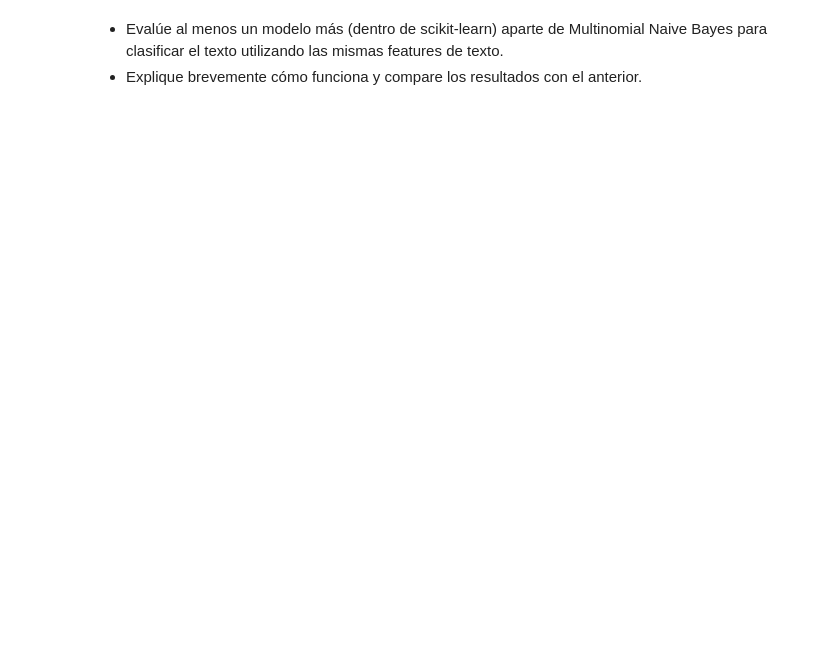
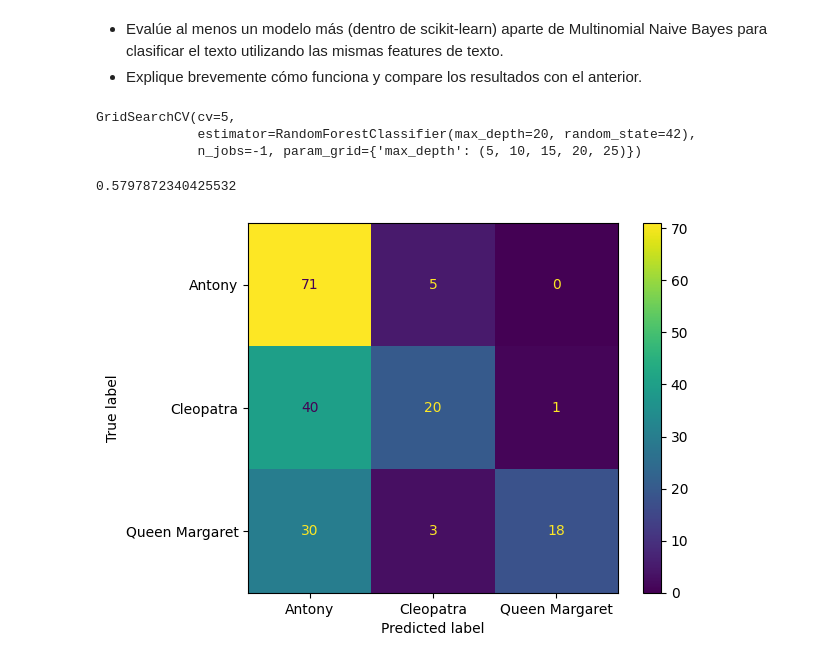
Before and after one commit to enzofali/intro-cd, a Jupyter notebook: Tarea_2/Tarea2_resolucion.ipynb, the cells around one changed output. Cells and saved outputs as stored; diff of their text form; code cells hidden in the pictures; blank space fills up the shorter version.

```diff
--- a/Tarea_2/Tarea2_resolucion.ipynb
+++ b/Tarea_2/Tarea2_resolucion.ipynb
@@ -775,0 +769,43 @@ KNeighborsClassifier
+# %%
+# Mika segun los datos que tenemos lo unico que hace sentido evaluar es un Arbol de Decision, porque nuestros datos representan una frecuancia de palablas por personaje.
+# Es decir con la informacion que contamos el proceso que hace sentido a la hora de clasificar es detectar si un personaje usa mas una palabra que otro.
+# Para mejorar las metricas lo mejor que se puede hacer es usar NLP y otra representacion de datos para captar sentimiento y caracteristicas intrensecas de como se expresa cada personaje.
+
+# TODO: Hayar los mejores parametros para el Arbol de Decision, Explorar Random Forest
+# https://scikit-learn.org/stable/modules/tree.html#classification
+# https://scikit-learn.org/stable/modules/generated/sklearn.ensemble.RandomForestClassifier.html
+
+from sklearn.tree import DecisionTreeClassifier
+from sklearn.ensemble import RandomForestClassifier
+
+clf = DecisionTreeClassifier(random_state=42)
+clf = RandomForestClassifier(max_depth=20, random_state=42)
+
+from sklearn.model_selection import GridSearchCV
+parameters = {'max_depth': (5, 10, 15, 20, 25)}
+
+gs_clf = GridSearchCV(clf, parameters, cv=5, n_jobs=-1)
+
+gs_clf.fit(X_train_tf_idf, y_train)
+# %% [output]
+GridSearchCV(cv=5,
+             estimator=RandomForestClassifier(max_depth=20, random_state=42),
+             n_jobs=-1, param_grid={'max_depth': (5, 10, 15, 20, 25)})
+# %%
+X_test_counts = count_vect.transform(X_test)
+X_test_tf_idf = tf_idf.transform(X_test_counts)
+
+y_test_pred = gs_clf.predict(X_test_tf_idf)
+# %%
+# Accuracy
+get_accuracy(y_test, y_test_pred)
+# %% [output]
+0.5797872340425532
+# %%
+# Matriz de confusión
+cm = confusion_matrix(y_test, y_test_pred, labels=bayes_clf.classes_)
+disp = ConfusionMatrixDisplay(confusion_matrix=cm, display_labels=bayes_clf.classes_)
+disp.plot()
+plt.show()
+# %% [output]
+[figure, added]
```
Also changed, not shown: parts of 21 cells of this notebook, 2 other files.
